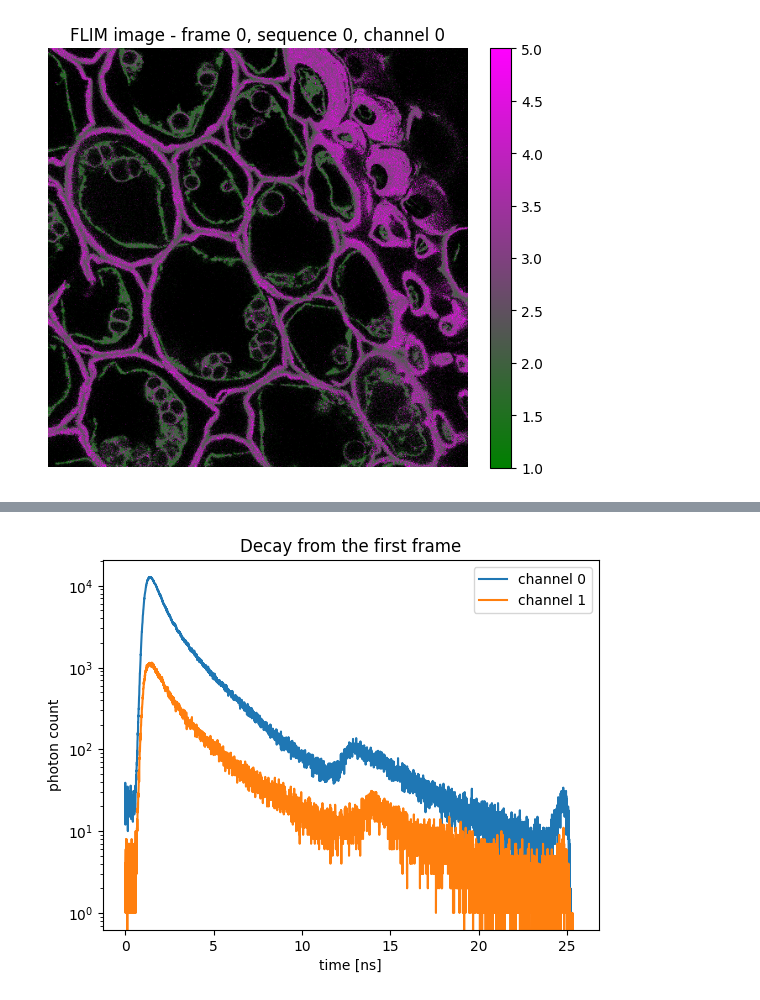
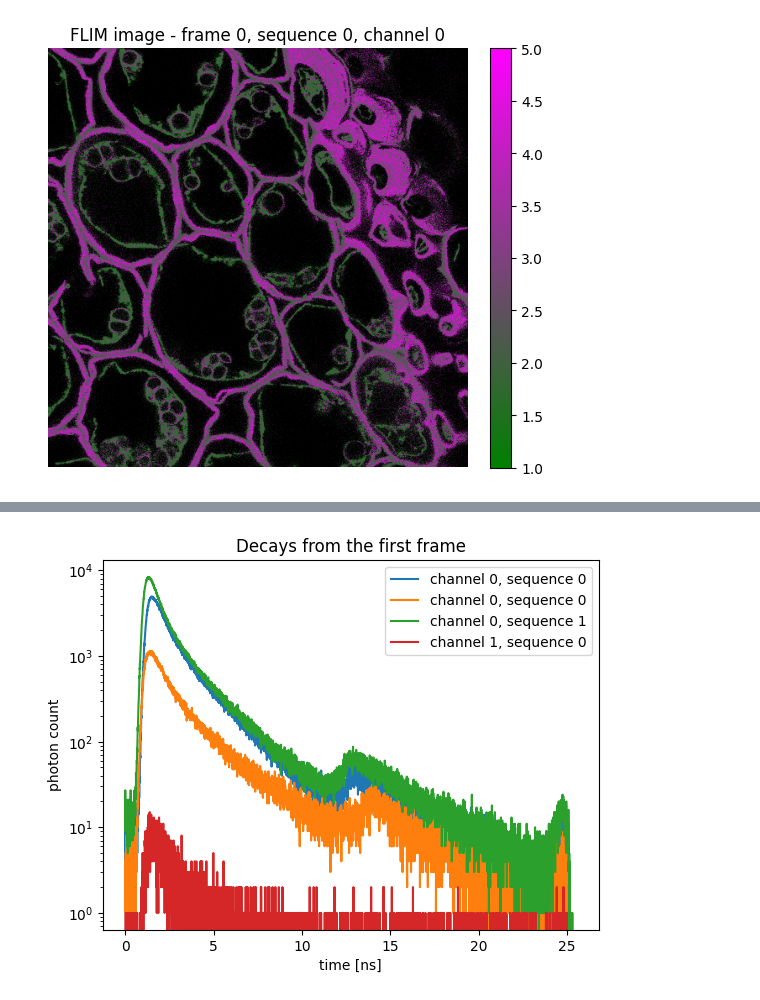
Before and after one commit to IMCF-Biocev/FLOPA, a Jupyter notebook: notebooks/image_reconstruction_multiple_sequences.ipynb, the cells around one changed output, grey strips where cells are left out. Cells and saved outputs as stored; diff of their text form; code cells hidden in the pictures.

```diff
--- a/notebooks/image_reconstruction_multiple_sequences.ipynb
+++ b/notebooks/image_reconstruction_multiple_sequences.ipynb
@@ -4,7 +4,7 @@ Read image acquired with mono-directional scan
 from flopa.io.ptuio.reader import TTTRReader
 
 
-reader = TTTRReader('../test_data/MultiHarp150_2025-06-18_16-37-45.274_f4_ch1_accu1__ch2_accu3_px500.ptu')
+reader = TTTRReader('../tests/data/Infinity/MultiHarp150_2025-06-18_16-37-45.274_f4_ch1_accu1__ch2_accu3_px500.ptu')
 for key, value in reader.header.tags.items():
     print(f'{key}: {value}')
 # %% [output]
@@ -157,15 +113,15 @@ Error:
 # %%
 dtimes = result.tcspc_channel.values * tcspc_resolution * 1e9
 fig, ax = plt.subplots()
-ax.semilogy(dtimes,result.tcspc_histogram.isel(frame=0,channel=0).values)
-ax.semilogy(dtimes,result.tcspc_histogram.isel(frame=0,channel=1).values)
+ax.semilogy(dtimes,result.tcspc_histogram.isel(frame=0,detector=0,sequence=0).values, label = 'channel 0, sequence 0')
+ax.semilogy(dtimes,result.tcspc_histogram.isel(frame=0,detector=1,sequence=1).values, label = 'channel 0, sequence 0')
+ax.semilogy(dtimes,result.tcspc_histogram.isel(frame=0,detector=0,sequence=1).values, label = 'channel 0, sequence 1')
+ax.semilogy(dtimes,result.tcspc_histogram.isel(frame=0,detector=1,sequence=0).values, label = 'channel 1, sequence 0')
+
 ax.set_xlabel('time [ns]')
 ax.set_ylabel('photon count')
-ax.legend({
-    'channel 0',
-    'channel 1'
-})
-plt.title("Decay from the first frame")
+ax.legend()
+plt.title("Decays from the first frame")
 plt.show()
 # %% [output]
-[figure, old version]
+[figure, new version]
```
Also changed, not shown: parts of 3 cells of this notebook, 7 other files.
